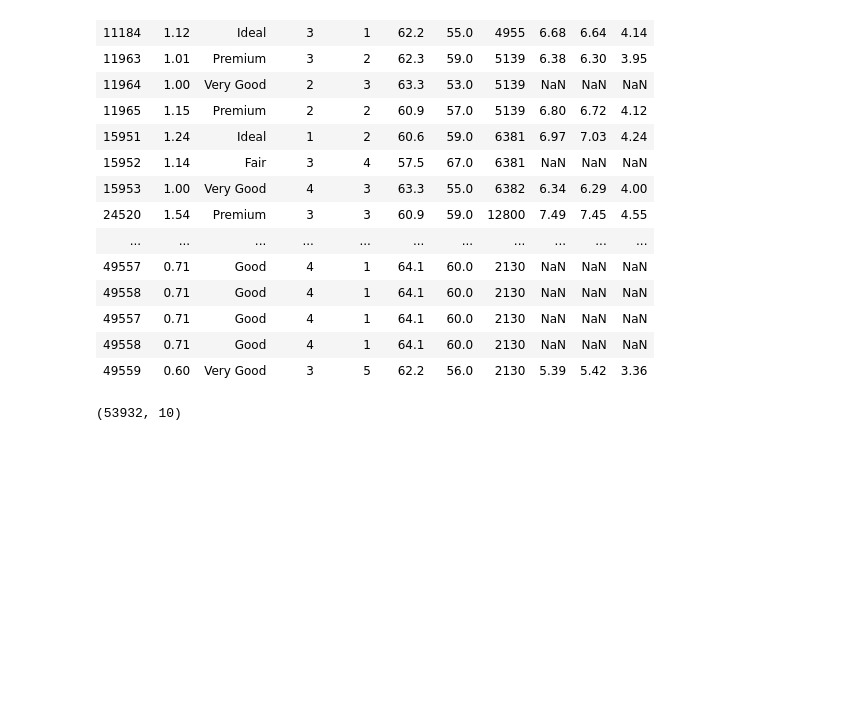
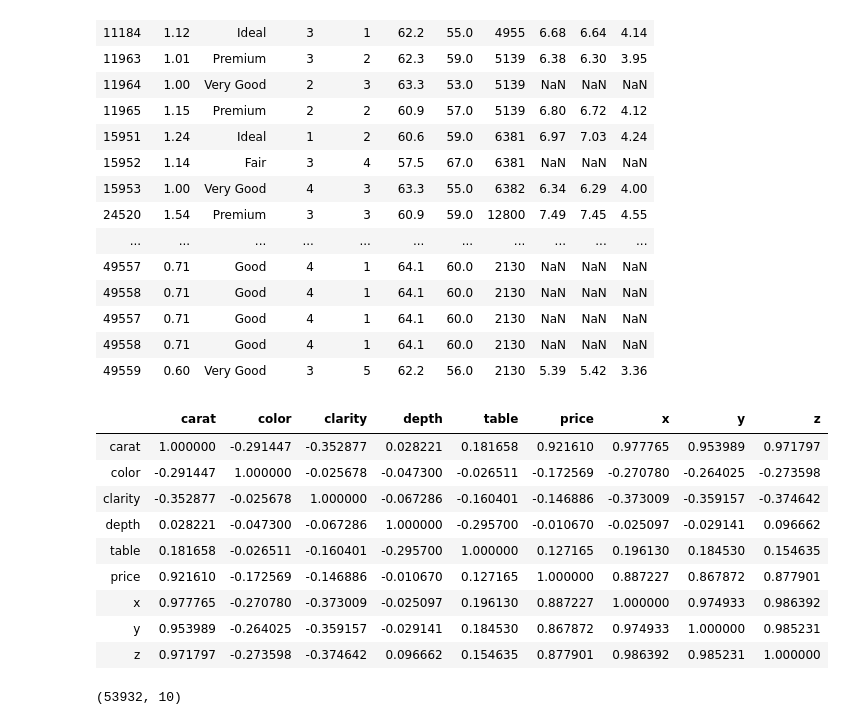
Before and after one commit to ta-data-lis/M2-mini-project1, a Jupyter notebook: 1.-Data Cleaning.ipynb, the cells around one changed output. Cells and saved outputs as stored; diff of their text form; code cells hidden in the pictures; blank space fills up the shorter version.

```diff
--- a/1.-Data Cleaning.ipynb
+++ b/1.-Data Cleaning.ipynb
@@ -507,6 +507,21 @@ save_df
 | 49557 | 0.71 | Good | 4 | 1 | 64.1 | 60.0 | 2130 | NaN | NaN | NaN |
 | 49558 | 0.71 | Good | 4 | 1 | 64.1 | 60.0 | 2130 | NaN | NaN | NaN |
 | 49559 | 0.60 | Very Good | 3 | 5 | 62.2 | 56.0 | 2130 | 5.39 | 5.42 | 3.36 |
+# %%
+# Sorry; I was just curious
+save_df.corr()
+diamonds.corr()
+# %% [output]
+|  | carat | color | clarity | depth | table | price | x | y | z |
+| carat | 1.000000 | -0.291447 | -0.352877 | 0.028221 | 0.181658 | 0.921610 | 0.977765 | 0.953989 | 0.971797 |
+| color | -0.291447 | 1.000000 | -0.025678 | -0.047300 | -0.026511 | -0.172569 | -0.270780 | -0.264025 | -0.273598 |
+| clarity | -0.352877 | -0.025678 | 1.000000 | -0.067286 | -0.160401 | -0.146886 | -0.373009 | -0.359157 | -0.374642 |
+| depth | 0.028221 | -0.047300 | -0.067286 | 1.000000 | -0.295700 | -0.010670 | -0.025097 | -0.029141 | 0.096662 |
+| table | 0.181658 | -0.026511 | -0.160401 | -0.295700 | 1.000000 | 0.127165 | 0.196130 | 0.184530 | 0.154635 |
+| price | 0.921610 | -0.172569 | -0.146886 | -0.010670 | 0.127165 | 1.000000 | 0.887227 | 0.867872 | 0.877901 |
+| x | 0.977765 | -0.270780 | -0.373009 | -0.025097 | 0.196130 | 0.887227 | 1.000000 | 0.974933 | 0.986392 |
+| y | 0.953989 | -0.264025 | -0.359157 | -0.029141 | 0.184530 | 0.867872 | 0.974933 | 1.000000 | 0.985231 |
+| z | 0.971797 | -0.273598 | -0.374642 | 0.096662 | 0.154635 | 0.877901 | 0.986392 | 0.985231 | 1.000000 |
 # %%
 # dropping the rows that have ANY null values in them:
 diamonds.dropna(inplace = True)
```
Also changed, not shown: 1 other file.
